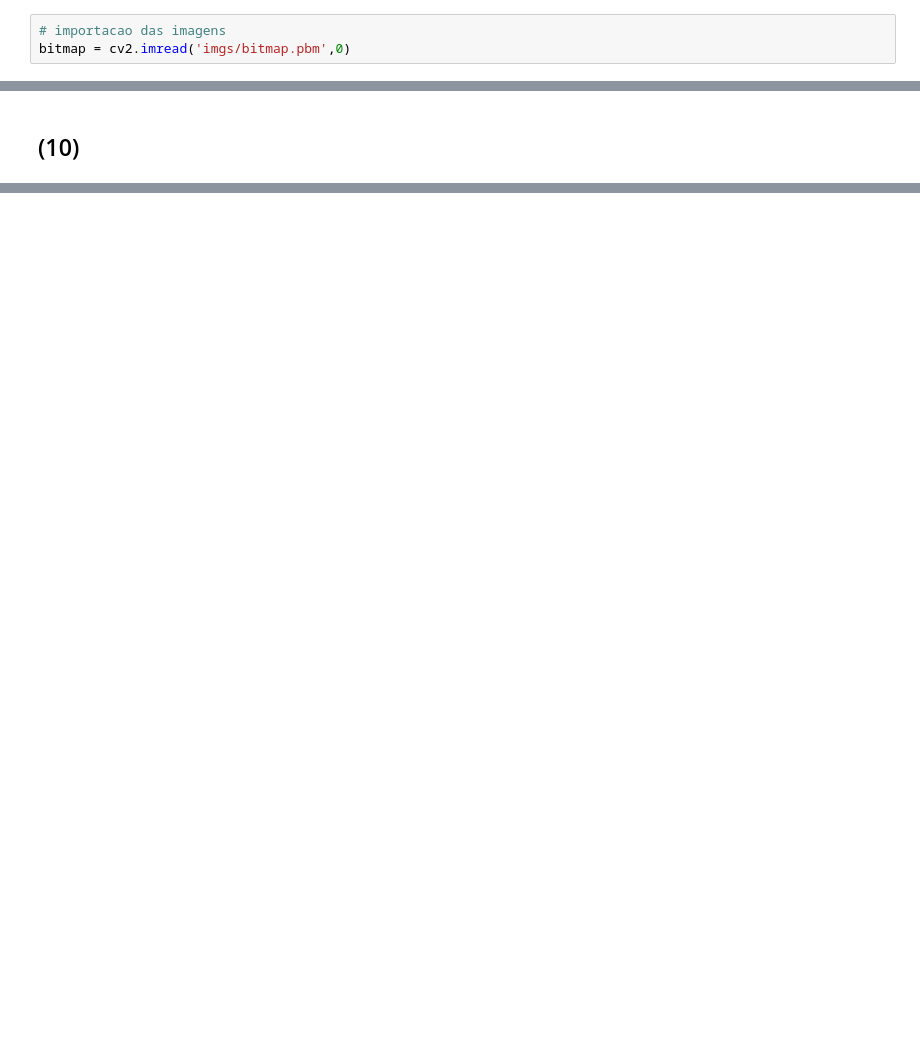
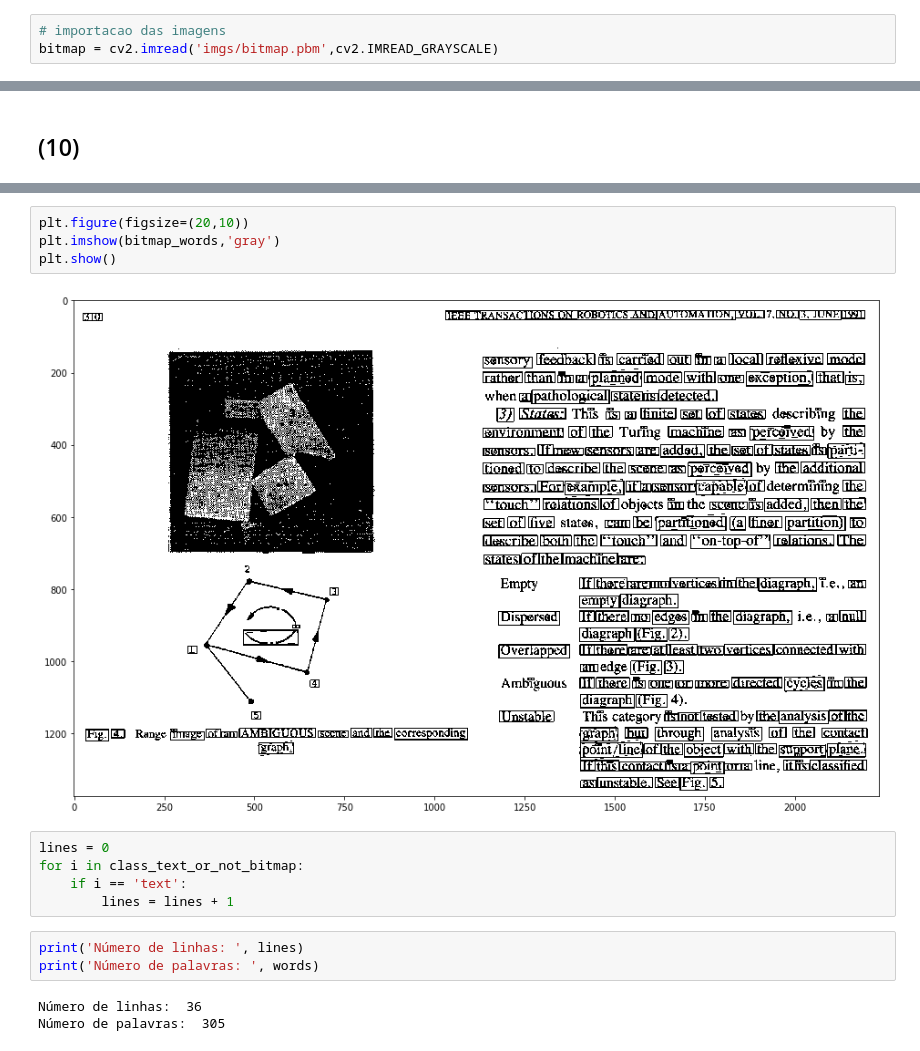
Before and after one commit to viniciusteix/pid-mo443, a Jupyter notebook: trabalho03/Trabalho 03.ipynb, the cells around one changed output, grey strips where cells are left out. Saved outputs shown, nothing was run; the diff lists cells and outputs as text; blank space fills up the shorter version.

```diff
--- a/trabalho03/Trabalho 03.ipynb
+++ b/trabalho03/Trabalho 03.ipynb
@@ -7,7 +7,7 @@ import warnings
 warnings.filterwarnings('ignore')
 # %%
 # importacao das imagens
-bitmap = cv2.imread('imgs/bitmap.pbm',0)
+bitmap = cv2.imread('imgs/bitmap.pbm',cv2.IMREAD_GRAYSCALE)
 # %%
 def plt_intermediary_results(img1, img2):
     f = plt.figure(figsize=(20,10))
@@ -179,0 +240,17 @@ for i in range(len(bounds_a)):
+# %%
+plt.figure(figsize=(20,10))
+plt.imshow(bitmap_words,'gray')
+plt.show()
+# %% [output]
+[figure, added]
+# %%
+lines = 0
+for i in class_text_or_not_bitmap:
+    if i == 'text':
+        lines = lines + 1
+# %%
+print('Número de linhas: ', lines)
+print('Número de palavras: ', words)
+# %% [output]
+Número de linhas:  36
+Número de palavras:  305
```
Also changed, not shown: parts of 16 cells of this notebook, 25 other files.
